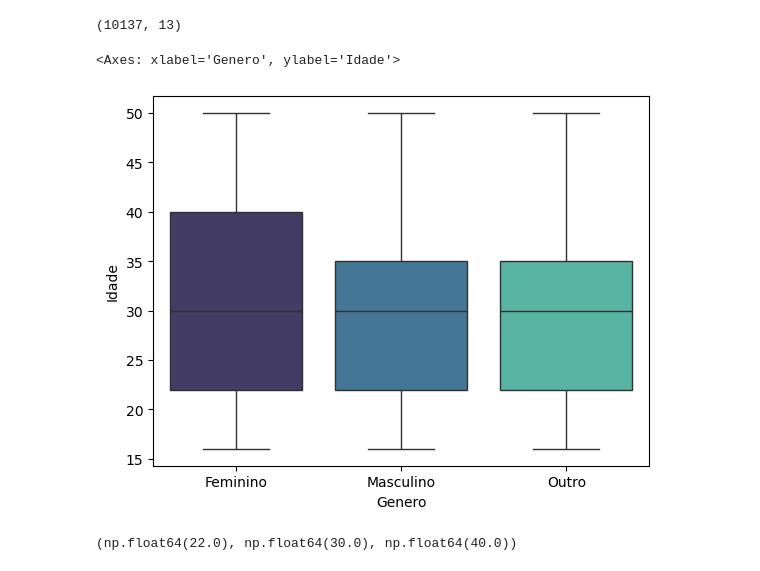
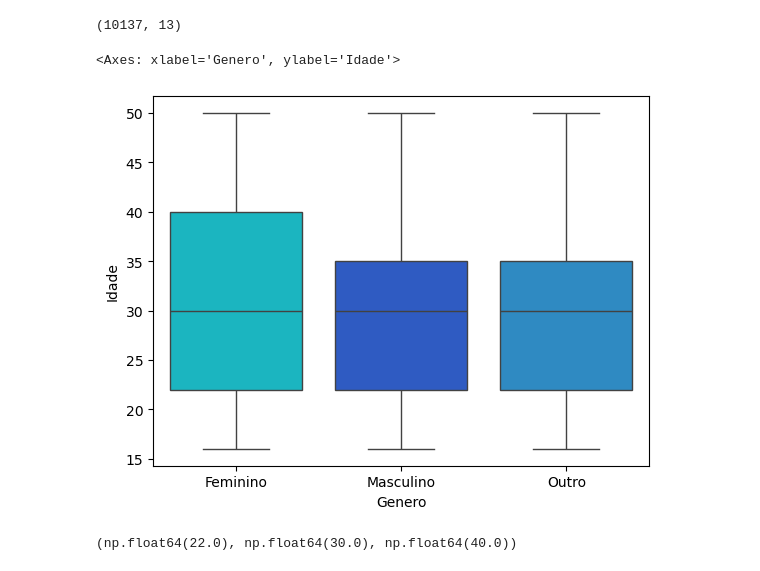
Before and after one commit to Diogonogueirasantos/Influencia-gerada-por-Redes-sociais, a Jupyter notebook: analise_exploratoria.ipynb, the cells around one changed output. Saved outputs shown, nothing was run; the diff lists cells and outputs as text; code cells hidden in the pictures.

```diff
--- a/analise_exploratoria.ipynb
+++ b/analise_exploratoria.ipynb
@@ -106,10 +135,11 @@ df.shape
 # %% [output]
 (10137, 13)
 # %%
-sns.boxplot(df, x=df['Genero'], y=df['Idade'], hue=df['Genero'], palette='mako')
+colors = ['#00CDDB', '#1651DB', '#1690DB']
+sns.boxplot(df, x=df['Genero'], y=df['Idade'], hue=df['Genero'], palette=colors )
 # %% [output]
 <Axes: xlabel='Genero', ylabel='Idade'>
-[figure, old version]
+[figure, new version]
 # %%
 # Verificando assimetrias para genero Feminino
 df_F = df.loc[df['Genero'] == 'Feminino']
```
Also changed, not shown: parts of 6 cells of this notebook, 4 other files.
